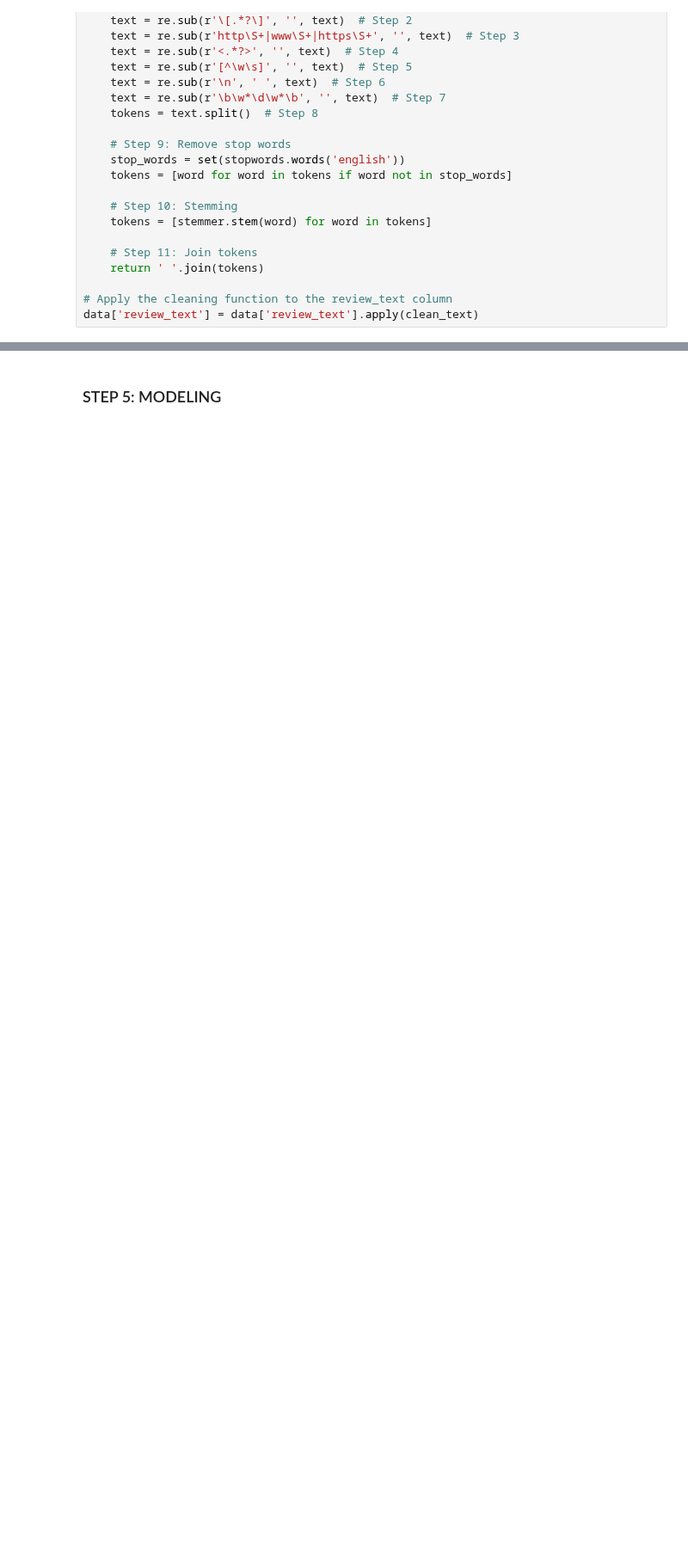
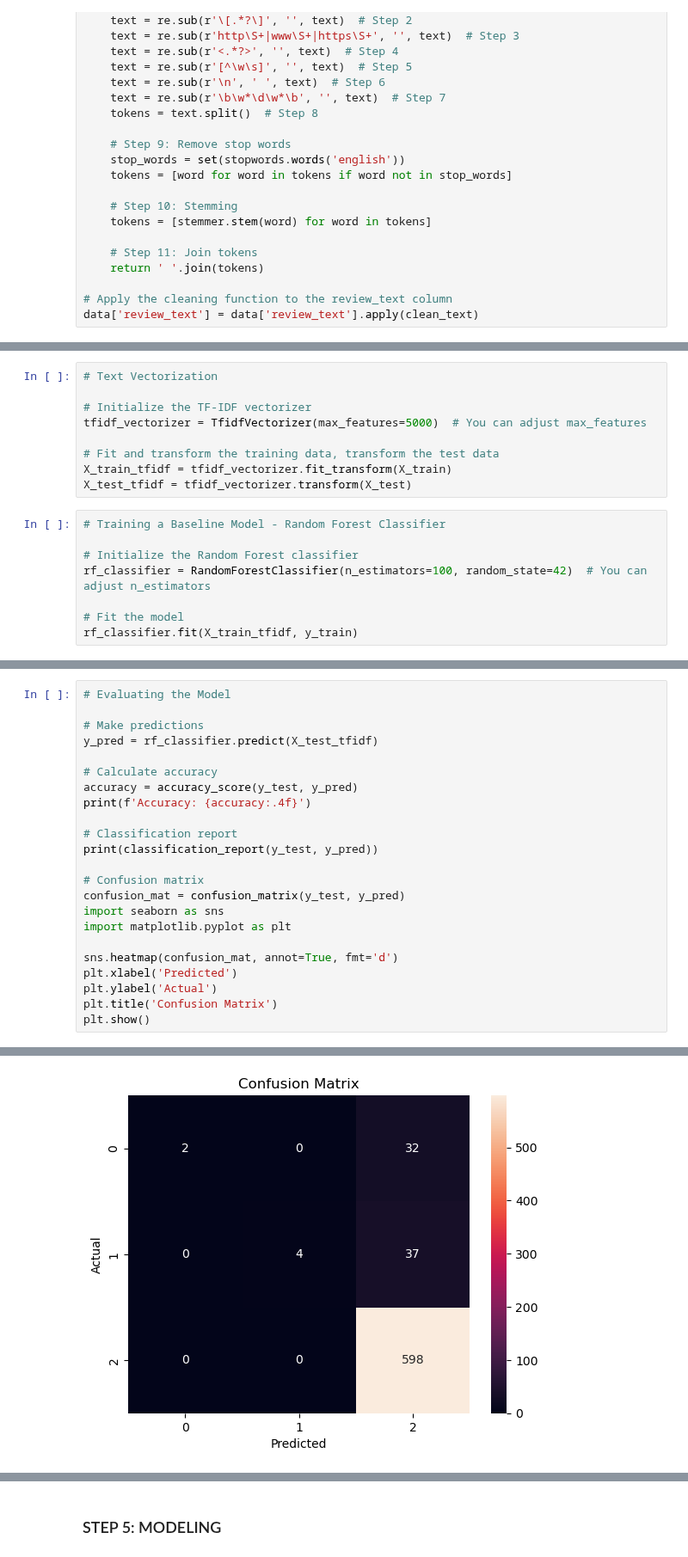
Before and after one commit to ECCHERUIYOT/AI-Powered-Recommendations-For-Melanin-Skin, a Jupyter notebook: index.ipynb, the cells around one changed output, grey strips where cells are left out. Shown at 86% size. Cells and saved outputs as stored; diff of their text form; blank space fills up the shorter version.

```diff
--- a/index.ipynb
+++ b/index.ipynb
@@ -703,0 +604,17 @@ Test Accuracy: 0.88
+# %%
+# Text Vectorization
+
+# Initialize the TF-IDF vectorizer
+tfidf_vectorizer = TfidfVectorizer(max_features=5000)  # You can adjust max_features
+
+# Fit and transform the training data, transform the test data
+X_train_tfidf = tfidf_vectorizer.fit_transform(X_train)
+X_test_tfidf = tfidf_vectorizer.transform(X_test)
+# %%
+# Training a Baseline Model - Random Forest Classifier
+
+# Initialize the Random Forest classifier
+rf_classifier = RandomForestClassifier(n_estimators=100, random_state=42)  # You can adjust n_estimators
+
+# Fit the model
+rf_classifier.fit(X_train_tfidf, y_train)
@@ -703,0 +623,24 @@ Test Accuracy: 0.88
+# %%
+# Evaluating the Model
+
+# Make predictions
+y_pred = rf_classifier.predict(X_test_tfidf)
+
+# Calculate accuracy
+accuracy = accuracy_score(y_test, y_pred)
+print(f'Accuracy: {accuracy:.4f}')
+
+# Classification report
+print(classification_report(y_test, y_pred))
+
+# Confusion matrix
+confusion_mat = confusion_matrix(y_test, y_pred)
+import seaborn as sns
+import matplotlib.pyplot as plt
+
+sns.heatmap(confusion_mat, annot=True, fmt='d')
+plt.xlabel('Predicted')
+plt.ylabel('Actual')
+plt.title('Confusion Matrix')
+plt.show()
+# %% [output]
@@ -703,0 +657 @@ Test Accuracy: 0.88
+[figure, added]
```
Also changed, not shown: parts of 29 cells of this notebook.
